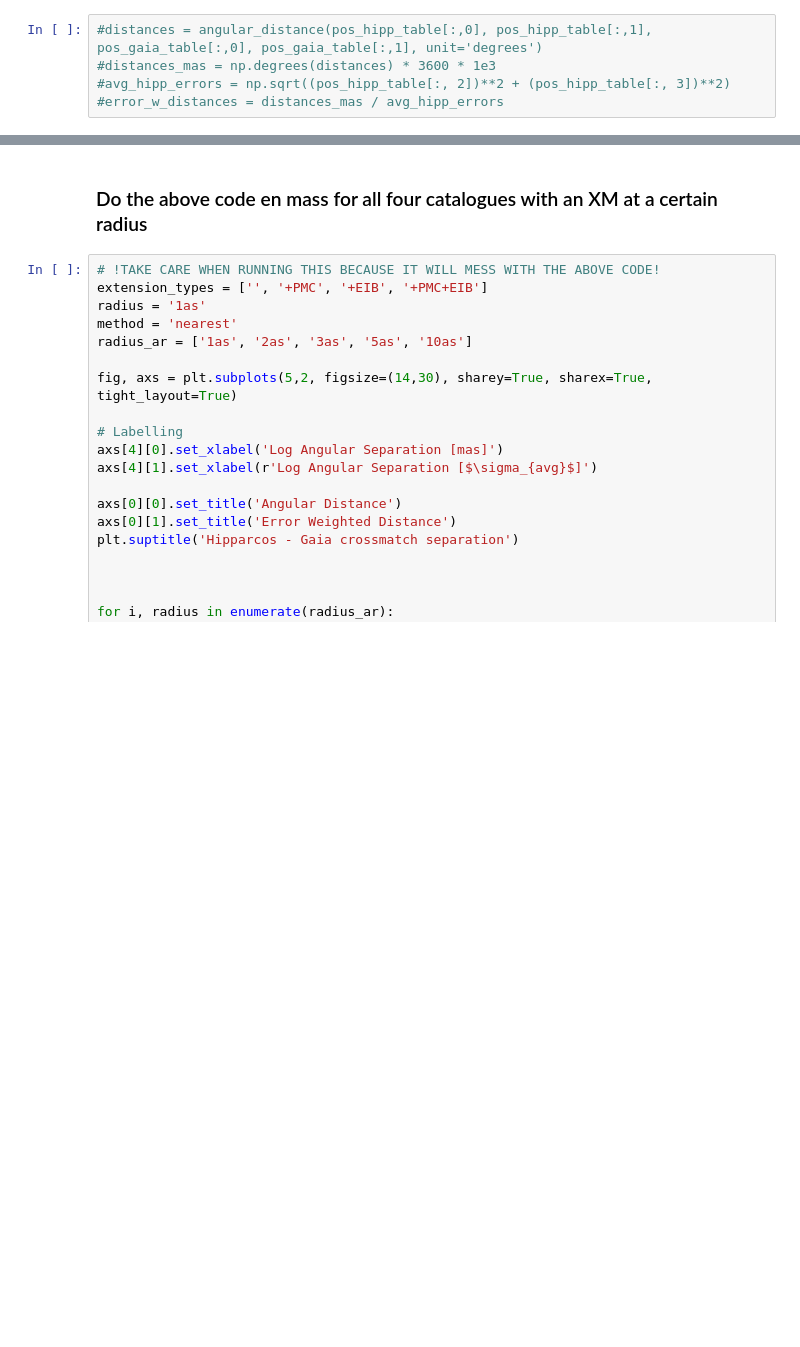
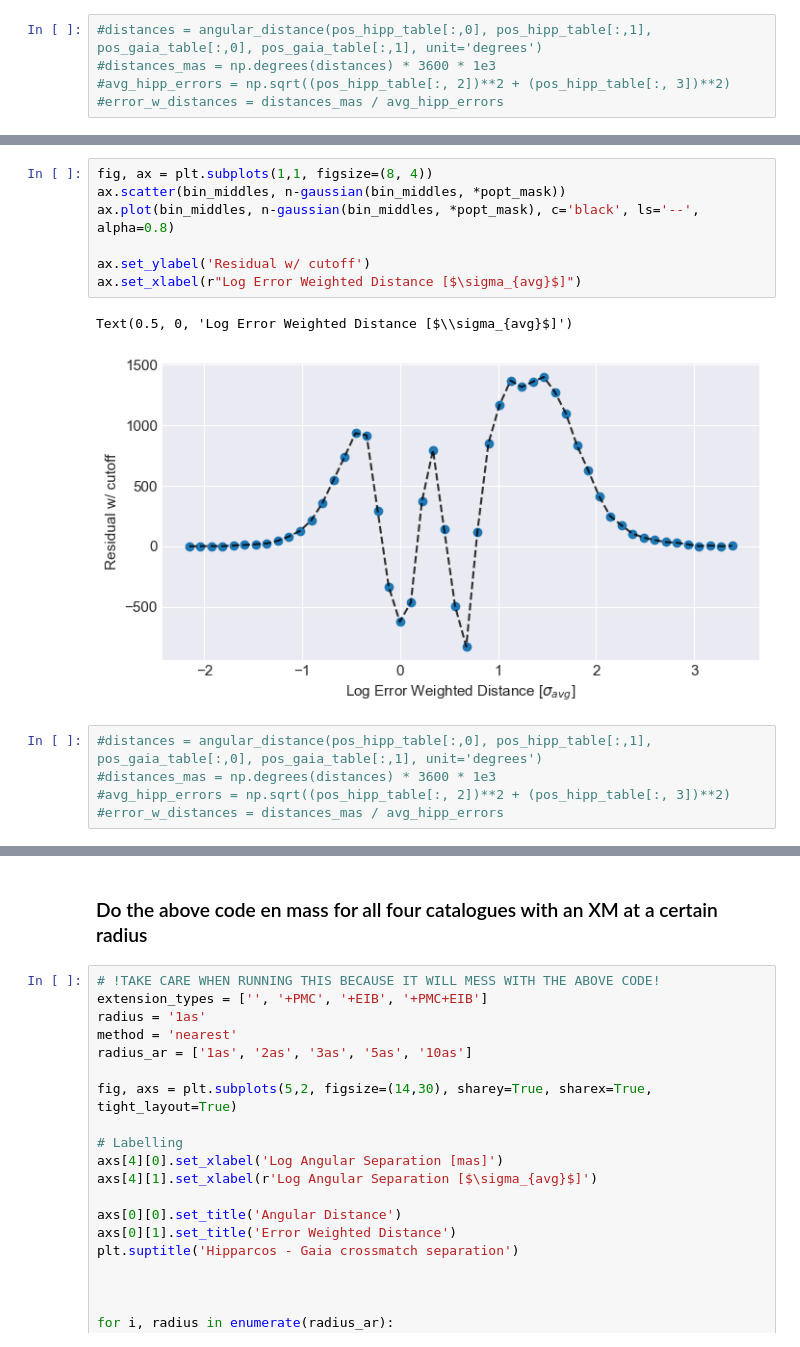
Before and after one commit to RenVit318/masterproject, a Jupyter notebook: src/notebooks/crossmatch_analysis.ipynb, the cells around one changed output, grey strips where cells are left out. Saved outputs shown, nothing was run; the diff lists cells and outputs as text; blank space fills up the shorter version.

```diff
--- a/src/notebooks/crossmatch_analysis.ipynb
+++ b/src/notebooks/crossmatch_analysis.ipynb
@@ -681,0 +767,15 @@ plt.show()
+# %%
+fig, ax = plt.subplots(1,1, figsize=(8, 4))
+ax.scatter(bin_middles, n-gaussian(bin_middles, *popt_mask))
+ax.plot(bin_middles, n-gaussian(bin_middles, *popt_mask), c='black', ls='--', alpha=0.8)
+
+ax.set_ylabel('Residual w/ cutoff')
+ax.set_xlabel(r"Log Error Weighted Distance [$\sigma_{avg}$]")
+# %% [output]
+Text(0.5, 0, 'Log Error Weighted Distance [$\\sigma_{avg}$]')
+[figure, added]
+# %%
+#distances = angular_distance(pos_hipp_table[:,0], pos_hipp_table[:,1], pos_gaia_table[:,0], pos_gaia_table[:,1], unit='degrees')
+#distances_mas = np.degrees(distances) * 3600 * 1e3
+#avg_hipp_errors = np.sqrt((pos_hipp_table[:, 2])**2 + (pos_hipp_table[:, 3])**2)
+#error_w_distances = distances_mas / avg_hipp_errors
```
Also changed, not shown: parts of 26 cells of this notebook, 13 other files.
